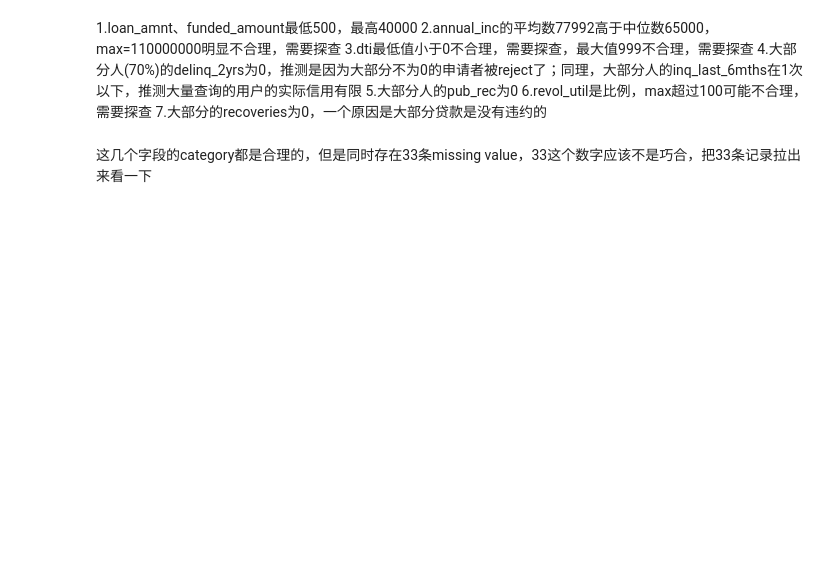
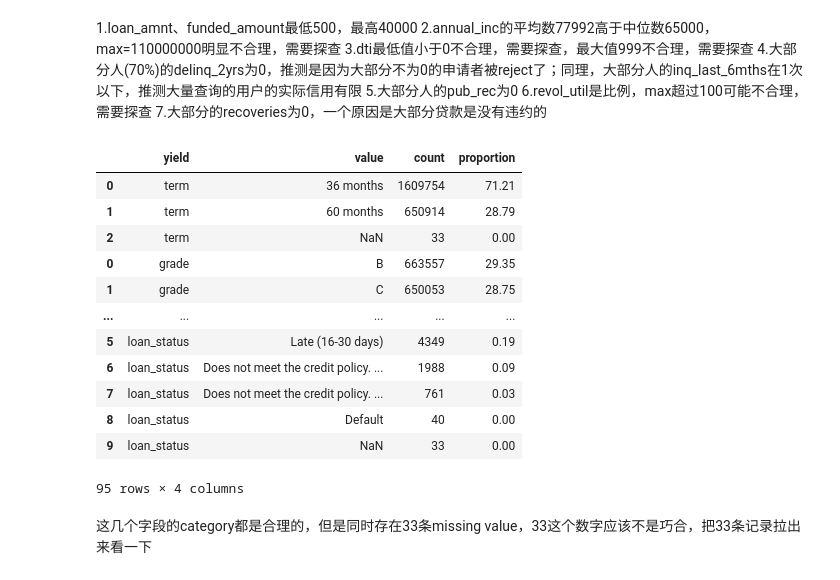
Before and after one commit to Noah-FENG/financial-risk-platform, a Jupyter notebook: main.ipynb, the cells around one changed output. Saved outputs shown, nothing was run; the diff lists cells and outputs as text; code cells hidden in the pictures; blank space fills up the shorter version.

```diff
--- a/main.ipynb
+++ b/main.ipynb
@@ -190,16 +318,29 @@ display(numerical_profile)
 # %%
 #categorical字段的EDA
 categorical_results = []
 
 for col in categorical_cord_cols:
-    print(f"______{col}_______")
     counts = df[col].astype(str).value_counts(dropna = False).rename_axis("value").reset_index(name="count")
     proportion = (100.0 * counts["count"]/len(df)).round(2)
     counts["proportion"] = proportion
     counts.insert(0,"yield",col)
-    display(counts)
     categorical_results.append(counts)
 categorical_profile = pd.concat(categorical_results)
+display(categorical_profile)
+# %% [output]
+|  | yield | value | count | proportion |
+| 0 | term | 36 months | 1609754 | 71.21 |
+| 1 | term | 60 months | 650914 | 28.79 |
+| 2 | term | NaN | 33 | 0.00 |
+| 0 | grade | B | 663557 | 29.35 |
+| 1 | grade | C | 650053 | 28.75 |
+| ... | ... | ... | ... | ... |
+| 5 | loan_status | Late (16-30 days) | 4349 | 0.19 |
+| 6 | loan_status | Does not meet the credit policy. ... | 1988 | 0.09 |
+| 7 | loan_status | Does not meet the credit policy. ... | 761 | 0.03 |
+| 8 | loan_status | Default | 40 | 0.00 |
+| 9 | loan_status | NaN | 33 | 0.00 |
+95 rows × 4 columns
 # %% [markdown]
 这几个字段的category都是合理的，但是同时存在33条missing value，33这个数字应该不是巧合，把33条记录拉出来看一下
 # %%
```
Also changed, not shown: parts of 24 cells of this notebook, 18 other files.
